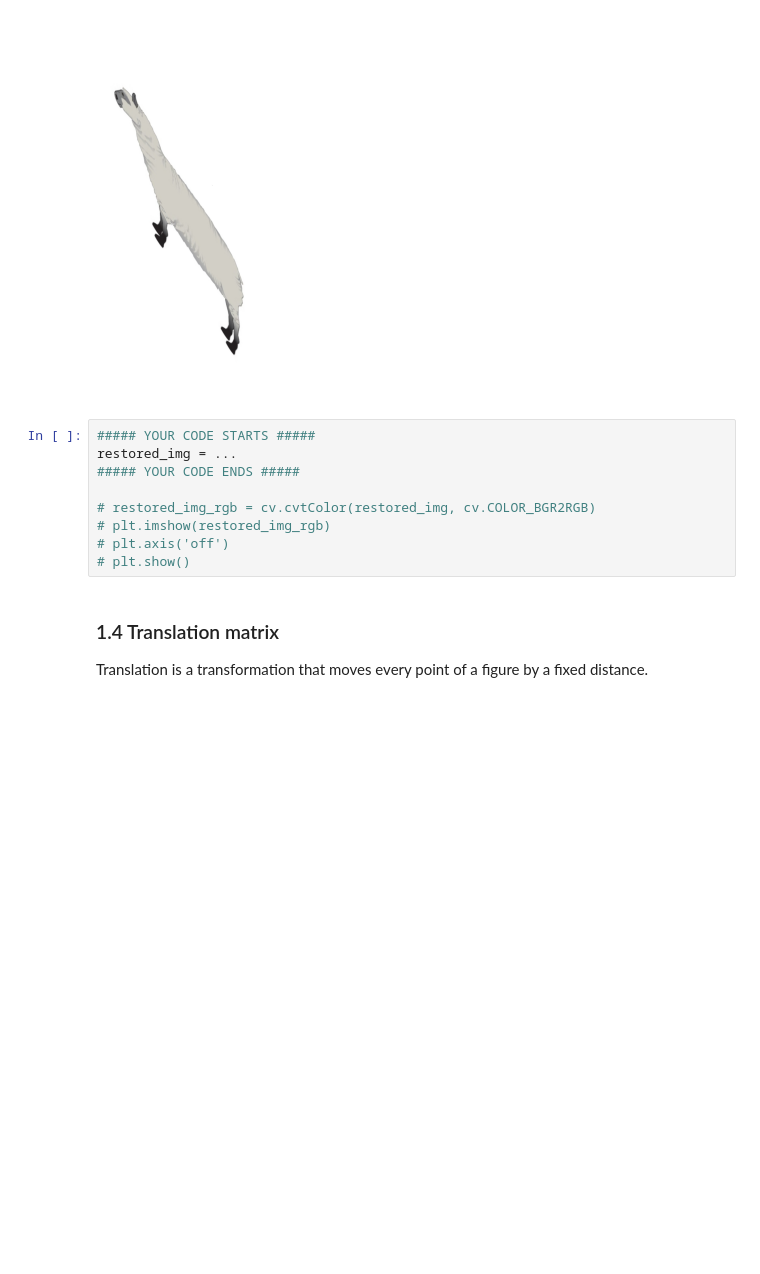
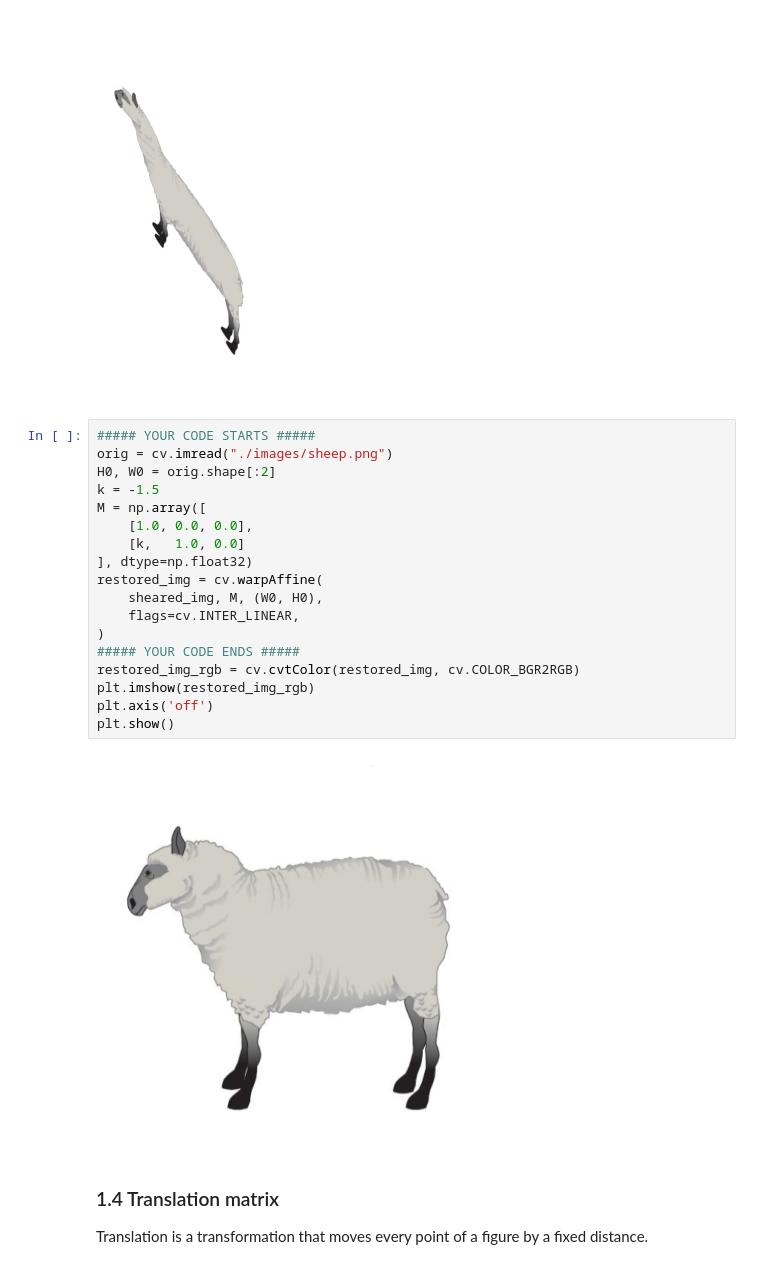
Before and after one commit to Martik-k/linear-algebra-lab1-transformations, a Jupyter notebook: LA_Lab_1_2026.ipynb, the cells around one changed output. Cells and saved outputs as stored; diff of their text form; blank space fills up the shorter version.

```diff
--- a/LA_Lab_1_2026.ipynb
+++ b/LA_Lab_1_2026.ipynb
@@ -238,13 +290,24 @@ plt.show()
 [figure]
 # %%
 ##### YOUR CODE STARTS #####
-restored_img = ...
+orig = cv.imread("./images/sheep.png")
+H0, W0 = orig.shape[:2]
+k = -1.5
+M = np.array([
+    [1.0, 0.0, 0.0],
+    [k,   1.0, 0.0]
+], dtype=np.float32)
+restored_img = cv.warpAffine(
+    sheared_img, M, (W0, H0),
+    flags=cv.INTER_LINEAR,
+)
 ##### YOUR CODE ENDS #####
-
-# restored_img_rgb = cv.cvtColor(restored_img, cv.COLOR_BGR2RGB)
-# plt.imshow(restored_img_rgb)
-# plt.axis('off')
-# plt.show()
+restored_img_rgb = cv.cvtColor(restored_img, cv.COLOR_BGR2RGB)
+plt.imshow(restored_img_rgb)
+plt.axis('off')
+plt.show()
+# %% [output]
+[figure, added]
 # %% [markdown]
 ### 1.4 Translation matrix
 
```
Also changed, not shown: parts of 13 cells of this notebook.
